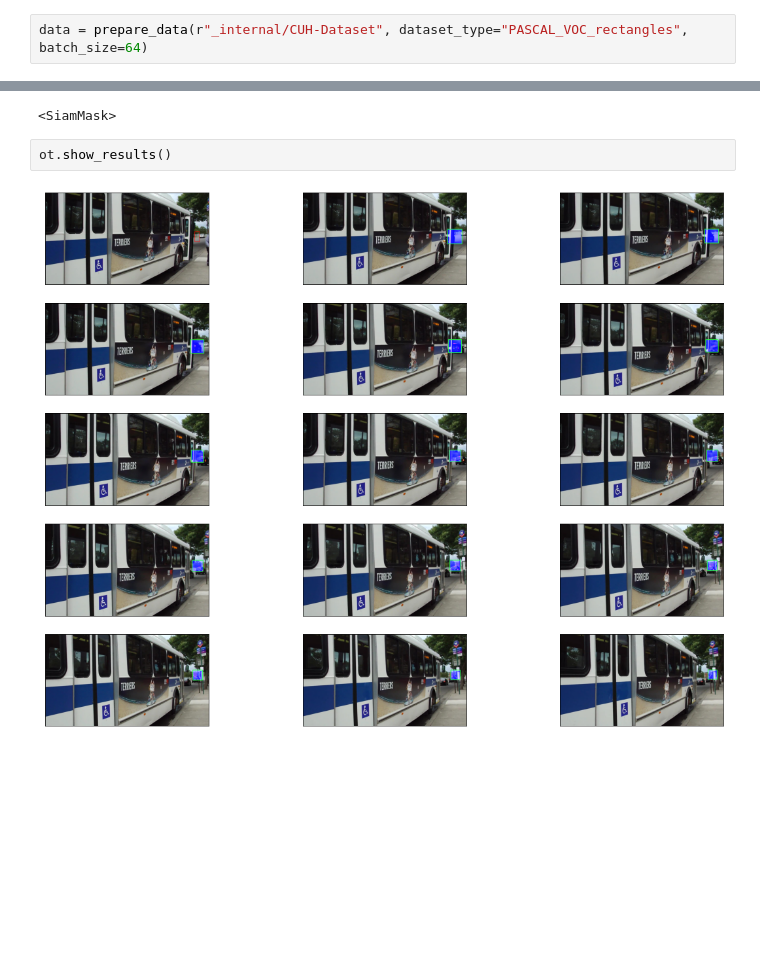
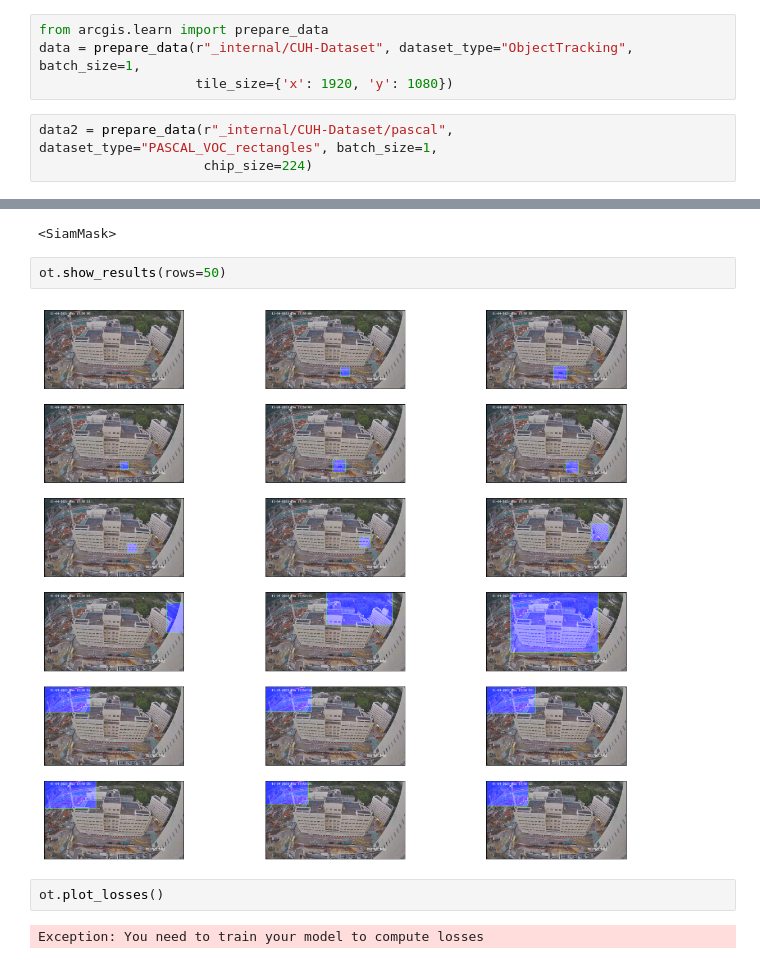
Before and after one commit to AlexanderPoone/arcgis-demo-collection, a Jupyter notebook: traffic2/example.ipynb, the cells around one changed output, grey strips where cells are left out. Drawn from its saved outputs; the diff is of its cells as text; blank space fills up the shorter version.

```diff
--- a/traffic2/example.ipynb
+++ b/traffic2/example.ipynb
@@ -9,8 +9,13 @@ from arcgis.learn import SiamMask, YOLOv3, ObjectTracker
 # %%
 from arcgis.learn import prepare_data
 data = prepare_data(r"C:\Users\Alex\workspace\test1", dataset_type="ObjectTracking", batch_size=64)
+# %%
+from arcgis.learn import prepare_data
+data = prepare_data(r"_internal/CUH-Dataset", dataset_type="ObjectTracking", batch_size=1,
+                    tile_size={'x': 1920, 'y': 1080})
 # %%
-data = prepare_data(r"_internal/CUH-Dataset", dataset_type="PASCAL_VOC_rectangles", batch_size=64)
+data2 = prepare_data(r"_internal/CUH-Dataset/pascal", dataset_type="PASCAL_VOC_rectangles", batch_size=1,
+                     chip_size=224)
 # %%
 data
 # %% [output]
@@ -35,6 +44,10 @@ ot
 # %% [output]
 <SiamMask>
 # %%
-ot.show_results()
+ot.show_results(rows=50)
 # %% [output]
-[figure, old version]
+[figure, new version]
+# %%
+ot.plot_losses()
+# %% [output]
+Exception: You need to train your model to compute losses
```
Also changed, not shown: parts of 16 cells of this notebook, 1 other file.
